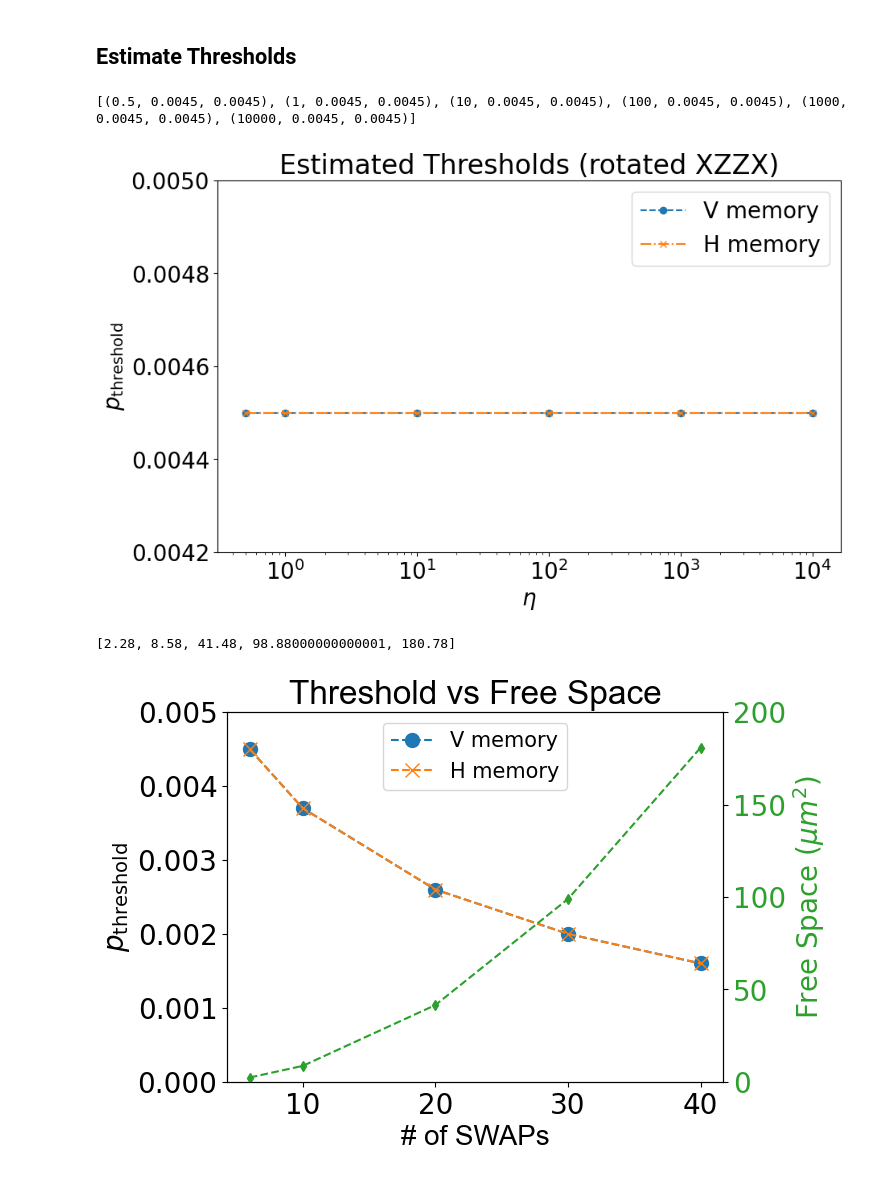
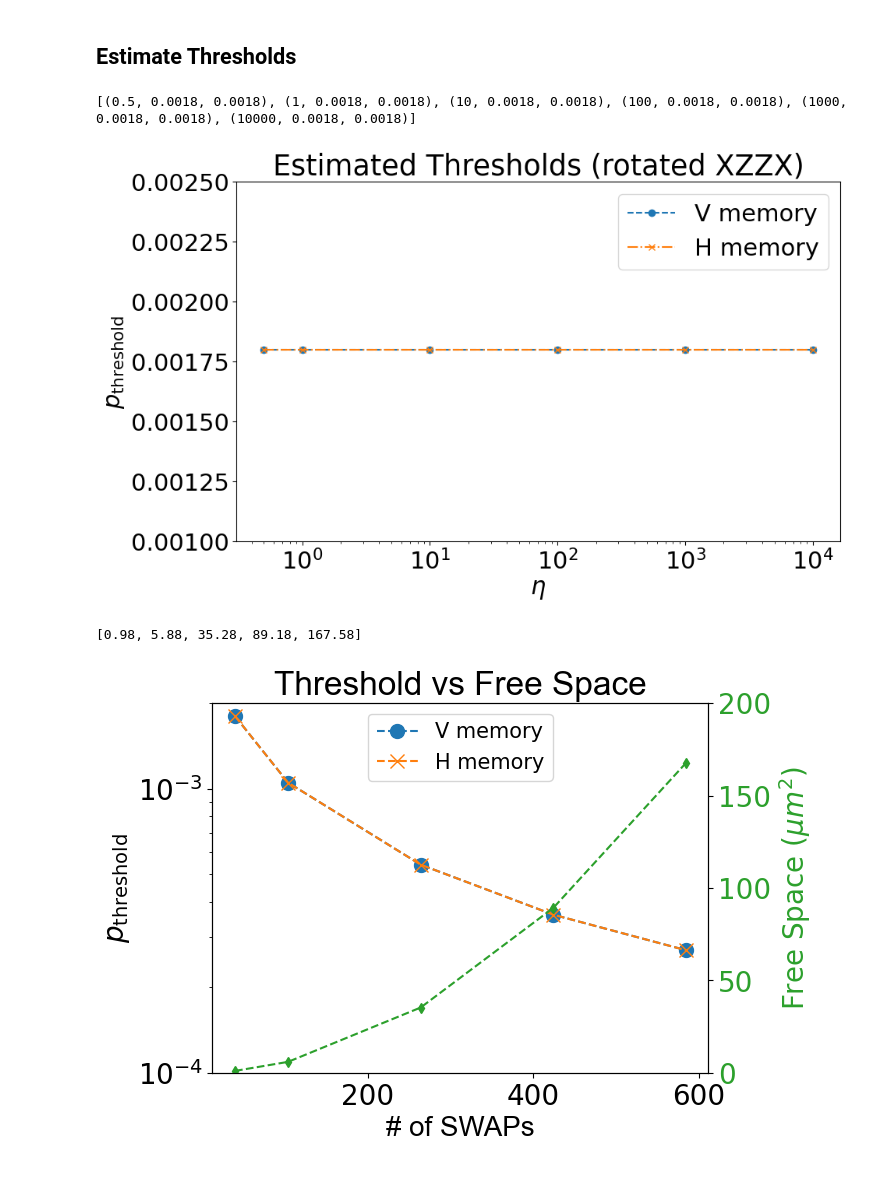
Before and after one commit to pschnabl/spin-qubit-MEC-surface-code, a Jupyter notebook: simulation/XZZX_code/plot_Waterfall_Thresholds.ipynb, the cells around one changed output. Drawn from its saved outputs; the diff is of its cells as text; code cells hidden in the pictures.

```diff
--- a/simulation/XZZX_code/plot_Waterfall_Thresholds.ipynb
+++ b/simulation/XZZX_code/plot_Waterfall_Thresholds.ipynb
@@ -59,53 +60,55 @@ ax.set_title("Estimated Thresholds (rotated XZZX)")
 ax.set_xlabel(r"$\eta$")
 ax.set_ylabel(r"$p_\mathrm{threshold}$")
 ax.legend()
-ax.set_ylim([0.0042, 0.005])
+ax.set_ylim([0.001, 0.0025])
 plt.rcParams.update({'font.size': 22})
 plt.show()
 # %% [output]
-[(0.5, 0.0045, 0.0045), (1, 0.0045, 0.0045), (10, 0.0045, 0.0045), (100, 0.0045, 0.0045), (1000, 0.0045, 0.0045), (10000, 0.0045, 0.0045)]
+[(0.5, 0.0018, 0.0018), (1, 0.0018, 0.0018), (10, 0.0018, 0.0018), (100, 0.0018, 0.0018), (1000, 0.0018, 0.0018), (10000, 0.0018, 0.0018)]
-[figure, old version]
+[figure, new version]
 # %%
 # Determine projected distances from previous plot
-# Formula for the footprint is discussed in the paper
+# Formulas for number of swaps and connection island size are discussed in the paper
 
-swaps = [6, 10, 20, 30, 40]
-pthresh = [0.0045,0.0037,0.0026, 0.002, 0.0016]
+Nx = [2,4,9,14,19]
+Ny = [3,5,10,15,20]
+pthresh = [0.0018,0.00105,0.00054, 0.00036, 0.00027]
+swaps = [4 * 2 * (2*x - 1 + 2*(y - 2)) for x,y in zip(Nx,Ny)]
 
 fig1, ax1 = plt.subplots(1, 1)
 plt.plot(swaps,pthresh,'o--',label = "V memory", markersize=10)
 
-swaps = [6, 10, 20, 30, 40]
-pthresh = [0.0045,0.0037,0.0026, 0.002, 0.0016]
+
+pthresh = [0.0018,0.00105,0.00054, 0.00036, 0.00027]
 
 plt.plot(swaps,pthresh,'x--',label = "H memory", markersize=10)
 
 
 ax2 = ax1.twinx()  # instantiate a second Axes that shares the same x-axis
 
-
-size =  [(3 * 0.5 + 4 * 0.1)*(2 * 0.5 + 2 * 0.1), ((3 + 2) * 0.5 + (4 + 4) * 0.1)*((2 + 2) * 0.5 + (2 + 4) * 0.1),
-         ((3 + 7) * 0.5 + (4 + 14) * 0.1)*((2 + 7) * 0.5 + (2 + 14) * 0.1), ((3 + 12) * 0.5 + (4 + 24) * 0.1)*((2 + 12) * 0.5 + (2 + 24) * 0.1),
-         ((3 + 17) * 0.5 + (4 + 34) * 0.1)*((2 + 17) * 0.5 + (2 + 34) * 0.1)]
+size =[0.49 * (x-1) * (y - 1) for x,y in zip(Nx,Ny)]
 color = 'tab:green'
 print(size)
 ax2.set_ylabel('Free Space ($\mu m^2$)', color=color)  # we already handled the x-label with ax1
 ax2.plot(swaps,size,'d--', color=color, markersize=5)
 ax2.tick_params(axis='y', labelcolor=color)
 
 
 #plt.yscale("log")
 #plt.semilogy()
-ax1.set_ylim(0, 0.005)
-#ax1.grid(which='major')
-#ax1.grid(which='minor')
+ax1.set_ylim(1e-4, 2e-3)
+# ax1.grid(which='major')
+# ax1.grid(which='minor')
+ax1.semilogy()
+# ax2.semilogy()
 ax2.set_ylim(0, 200)
 ax1.legend(prop={'size': 15},loc='upper center')
 ax1.set_title("Threshold vs Free Space",fontname='Arial')
 ax1.set_xlabel("# of SWAPs",fontname='Arial')
 ax1.set_ylabel(r"$p_\mathrm{threshold}$",fontname='Arial' )
 plt.rcParams.update({'font.size': 20})
+# plt.savefig("threshvsSpace.pdf", format="pdf", bbox_inches="tight")
 plt.show()
 # %% [output]
-[2.28, 8.58, 41.48, 98.88000000000001, 180.78]
+[0.98, 5.88, 35.28, 89.18, 167.58]
-[figure, old version]
+[figure, new version]
```
Also changed, not shown: parts of 2 cells of this notebook, 17 other files.
